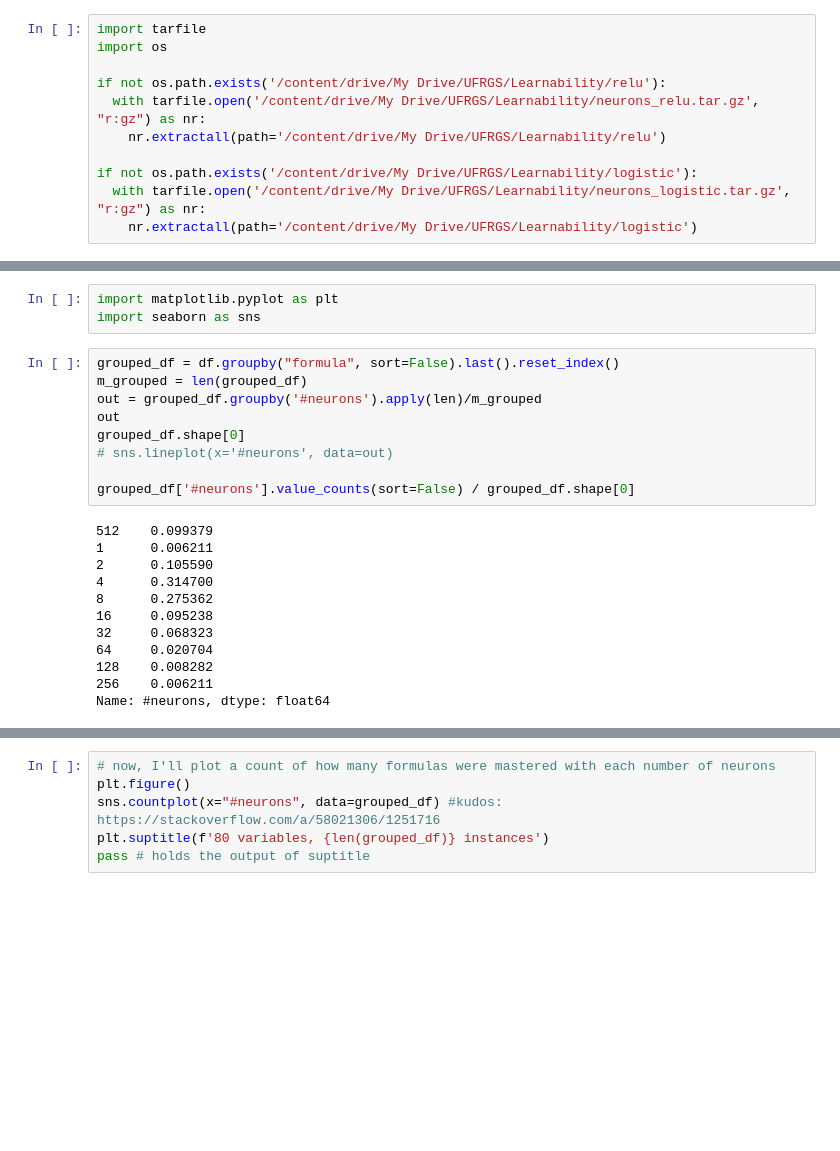
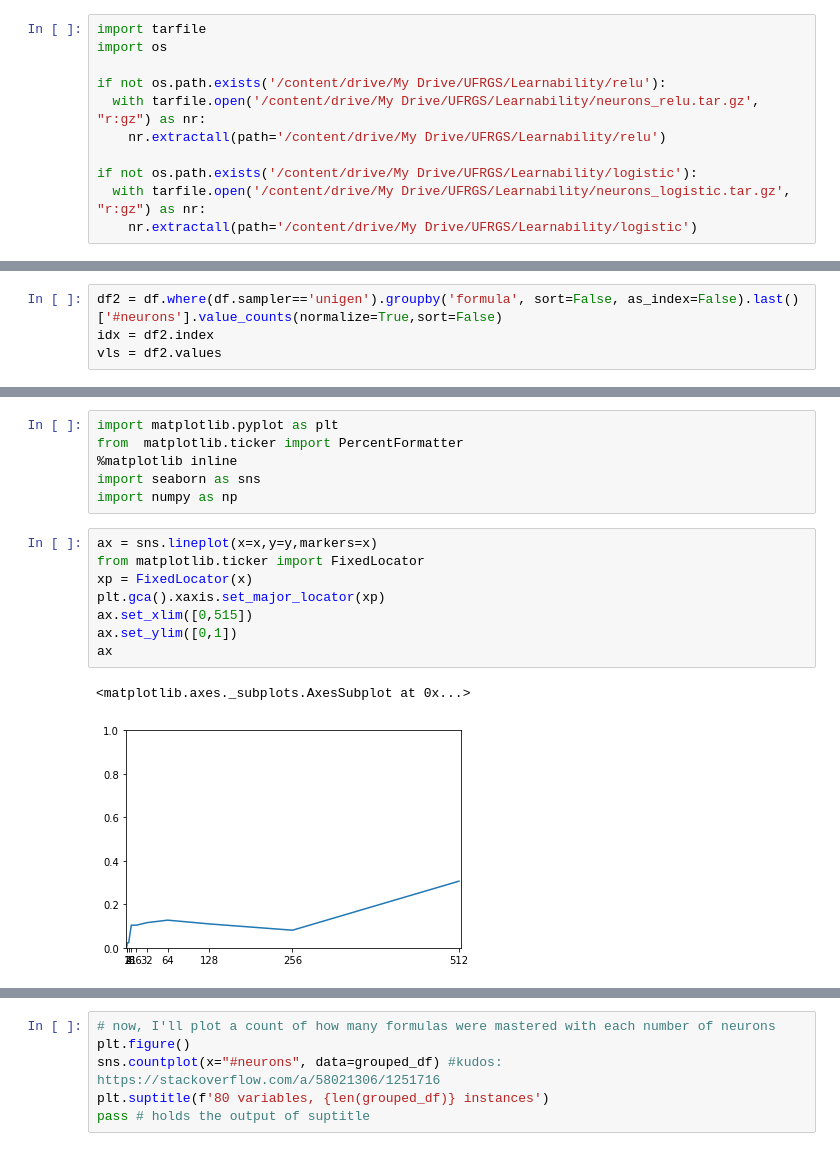
Before and after one commit to andertavares/mlbf, a Jupyter notebook: notebooks/Analysis_learn-vs-sat.ipynb, the cells around one changed output, grey strips where cells are left out. Saved outputs shown, nothing was run; the diff lists cells and outputs as text; blank space fills up the shorter version.

```diff
--- a/notebooks/Analysis_learn-vs-sat.ipynb
+++ b/notebooks/Analysis_learn-vs-sat.ipynb
@@ -56,0 +66,4 @@ grouped_df.head(8)
+# %%
+df2 = df.where(df.sampler=='unigen').groupby('formula', sort=False, as_index=False).last()['#neurons'].value_counts(normalize=True,sort=False)
+idx = df2.index
+vls = df2.values
@@ -57,24 +79,17 @@ grouped_df.head(8)
 # %%
 import matplotlib.pyplot as plt
+from  matplotlib.ticker import PercentFormatter
+%matplotlib inline
 import seaborn as sns
+import numpy as np
-# %%
-grouped_df = df.groupby("formula", sort=False).last().reset_index()
-m_grouped = len(grouped_df)
-out = grouped_df.groupby('#neurons').apply(len)/m_grouped
-out
-grouped_df.shape[0]
-# sns.lineplot(x='#neurons', data=out)
-
-grouped_df['#neurons'].value_counts(sort=False) / grouped_df.shape[0]
-# %% [output]
-512    0.099379
-1      0.006211
-2      0.105590
-4      0.314700
-8      0.275362
-16     0.095238
-32     0.068323
-64     0.020704
-128    0.008282
-256    0.006211
-Name: #neurons, dtype: float64
+# %%
+ax = sns.lineplot(x=x,y=y,markers=x)
+from matplotlib.ticker import FixedLocator
+xp = FixedLocator(x)
+plt.gca().xaxis.set_major_locator(xp)
+ax.set_xlim([0,515])
+ax.set_ylim([0,1])
+ax
+# %% [output]
+<matplotlib.axes._subplots.AxesSubplot at 0x...>
+[figure, added]
```
Also changed, not shown: parts of 16 cells of this notebook.
